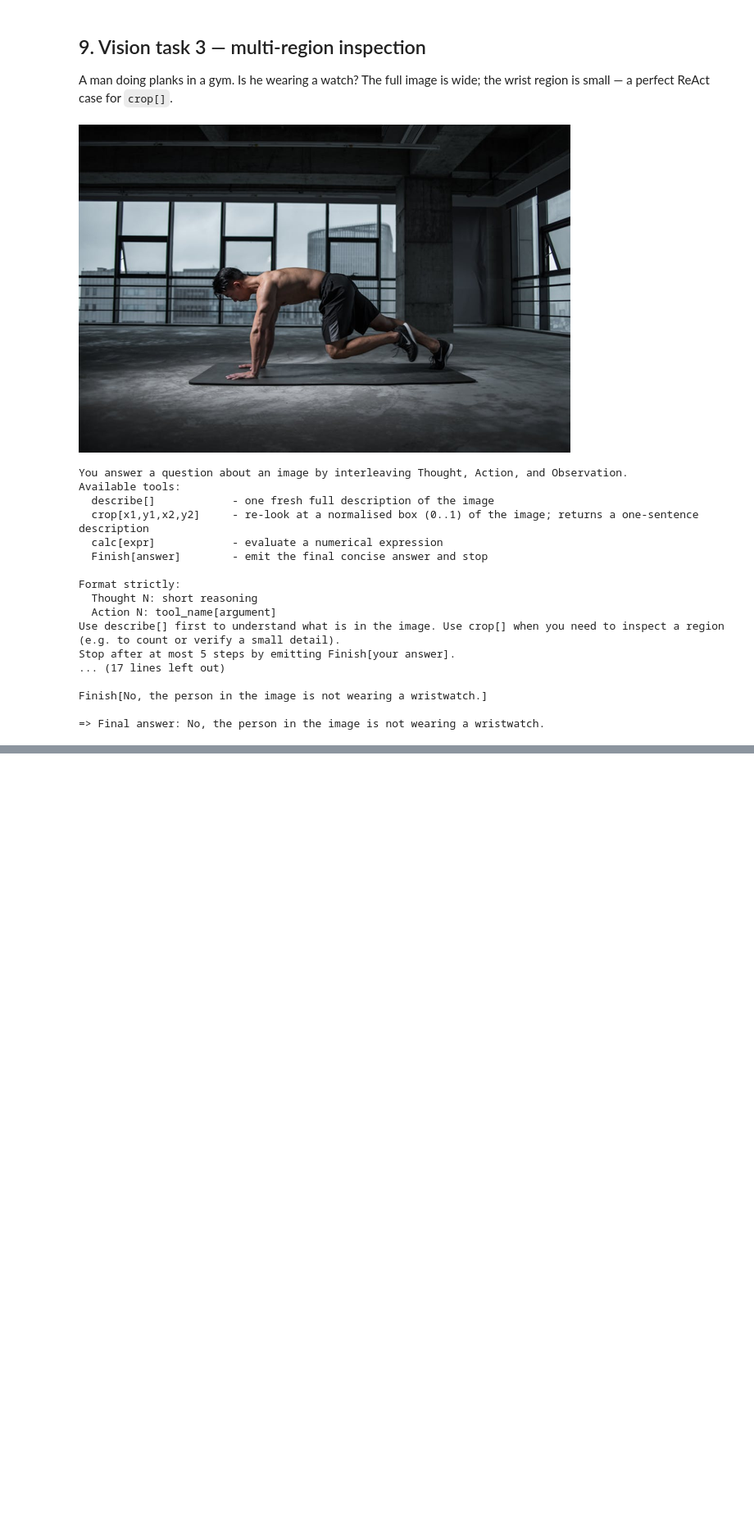
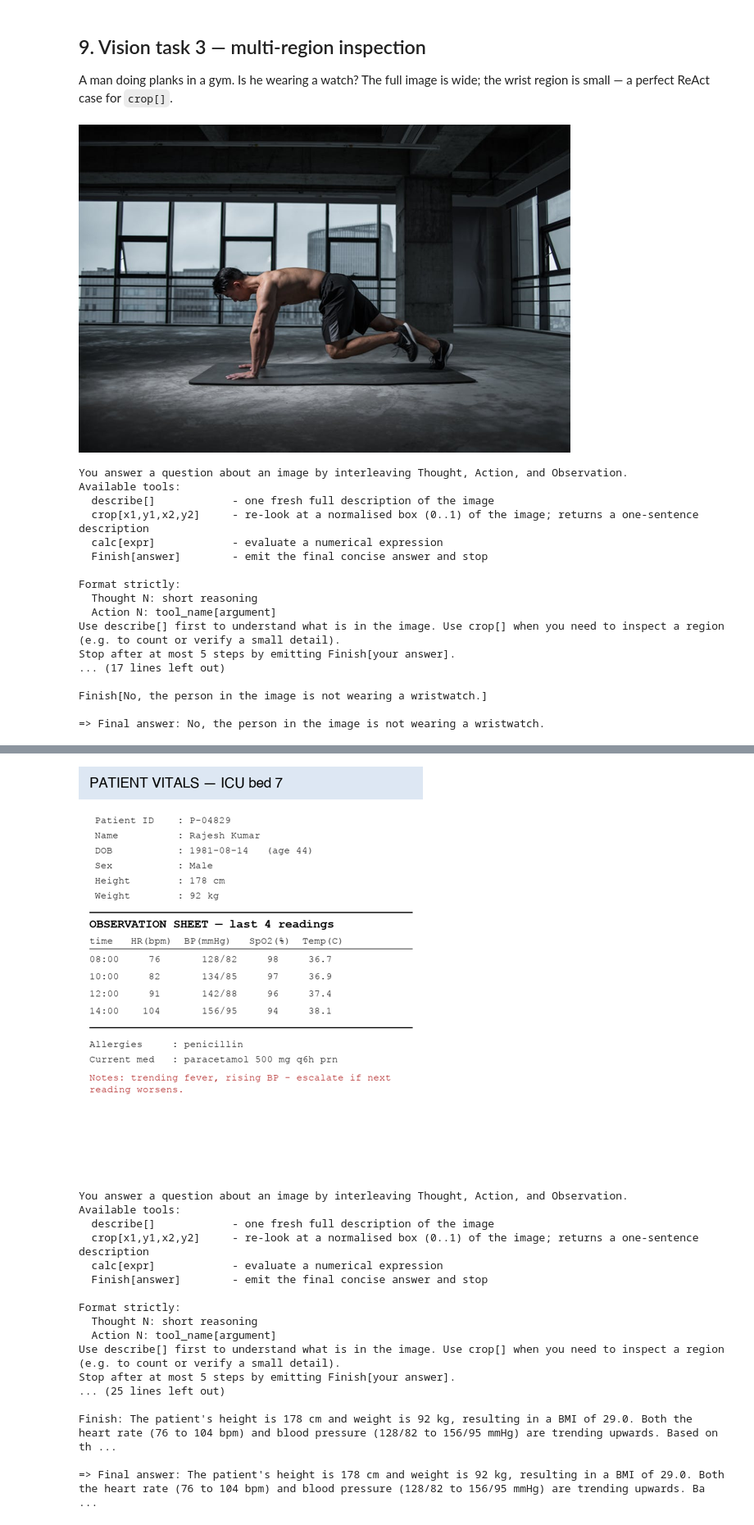
Before and after one commit to nipunbatra/blog, a Jupyter notebook: posts/2026-04-27-react-local/react.ipynb, the cells around one changed output, grey strips where cells are left out. Shown at 82% size. Saved outputs shown, nothing was run; the diff lists cells and outputs as text; code cells hidden in the pictures; blank space fills up the shorter version.

```diff
--- a/posts/2026-04-27-react-local/react.ipynb
+++ b/posts/2026-04-27-react-local/react.ipynb
@@ -53,14 +53,30 @@ _ACTION_RE = re.compile(
     re.DOTALL,
 )
 
+_FINISH_COLON = re.compile(r"(?:^|\n)\s*Finish\s*:\s*(.+?)(?:\n|$)", re.DOTALL)
+
+class _FinishMatch:
+    """Adapter so a colon-style Finish can be returned with the same .group()/.end() API."""
+    def __init__(self, m, full_text):
+        self._m = m
+        self._end = m.end()
+    def group(self, i):
+        return "Finish" if i == 1 else self._m.group(1).strip()
+    def end(self):
+        return self._end
+
 def _find_action(out, valid_names):
     for m in _ACTION_RE.finditer(out):
         if m.group(1) in valid_names:
             return m
+    # Fallback: small models often write "Finish: <answer>" instead of "Finish[<answer>]".
+    fm = _FINISH_COLON.search(out)
+    if fm:
+        return _FinishMatch(fm, out)
     return None
 
 def react(question, tools, system, images=None,
-          max_steps=6, max_tokens_per_step=420):
+          max_steps=6, max_tokens_per_step=900):
     """Minimal ReAct loop. tools is dict name->callable(arg_str)->str.
 
     Each step: append "Thought N:", generate, strip Observation hallucinations
@@ -77,9 +93,20 @@ def react(question, tools, system, images=None,
 
         m = _find_action(out, valid)
         if not m:
-            preview = out[:200].replace("\n", " | ")
-            print(f"\n[step {step}: no recognised Action in: {preview!r}]")
-            return None
+            # The model rambled without committing to an Action. Inject a one-shot
+            # forcing prompt: "stop thinking, just emit one Action line".
+            forced = llm(
+                trace + f"\nThought {step}: " + out.strip() +
+                f"\n\nReply with ONLY the next line, in the form:\nAction {step}: tool_name[arg]\n",
+                images=images, max_tokens=80,
+            )
+            forced = _strip_leaks(forced)
+            m = _find_action(forced, valid)
+            if not m:
+                preview = (out[:200] + " // forced=" + forced[:120]).replace("\n", " | ")
+                print(f"\n[step {step}: no recognised Action in: {preview!r}]")
+                return None
+            out = (out.rstrip() + "\n" + forced)
         out = out[:m.end()]
         leading = "" if out.startswith("\n") else " "
         chunk = f"\nThought {step}:{leading}{out.rstrip()}"
@@ -134,6 +161,7 @@ def _eval(node):
     if isinstance(node, ast.Name):     return _FNS[node.id]
     raise ValueError(f'bad expr node {ast.dump(node)}')
 def tool_calc(expr: str):
+    expr = expr.strip().strip("'\"")
     return _eval(ast.parse(expr, mode='eval').body)
 
 def tool_today(_: str = ''):
@@ -608,0 +817,28 @@ Finish[8]
+# %%
+img = look_at("images/vitals.png")
+disp = img.copy(); disp.thumbnail((420, 600))
+display(disp)
+_ = react("Read the patient height and weight from this vitals chart, compute the BMI to one "
+          "decimal place using calc[], note the trend in heart rate and blood pressure across "
+          "the four readings, and recommend whether the medical team should escalate.",
+          VISION_TOOLS, VISION_SYSTEM,
+          images=[img], max_steps=8, max_tokens_per_step=1500)
+# %% [output]
+[figure, added]
+You answer a question about an image by interleaving Thought, Action, and Observation.
+Available tools:
+  describe[]            - one fresh full description of the image
+  crop[x1,y1,x2,y2]     - re-look at a normalised box (0..1) of the image; returns a one-sentence description
+  calc[expr]            - evaluate a numerical expression
+  Finish[answer]        - emit the final concise answer and stop
+
+Format strictly:
+  Thought N: short reasoning
+  Action N: tool_name[argument]
+Use describe[] first to understand what is in the image. Use crop[] when you need to inspect a region (e.g. to count or verify a small detail).
+Stop after at most 5 steps by emitting Finish[your answer].
+... (25 lines left out)
+
+Finish: The patient's height is 178 cm and weight is 92 kg, resulting in a BMI of 29.0. Both the heart rate (76 to 104 bpm) and blood pressure (128/82 to 156/95 mmHg) are trending upwards. Based on th ...
+
+=> Final answer: The patient's height is 178 cm and weight is 92 kg, resulting in a BMI of 29.0. Both the heart rate (76 to 104 bpm) and blood pressure (128/82 to 156/95 mmHg) are trending upwards. Ba ...
```
Also changed, not shown: parts of 34 cells of this notebook, 9 other files.
